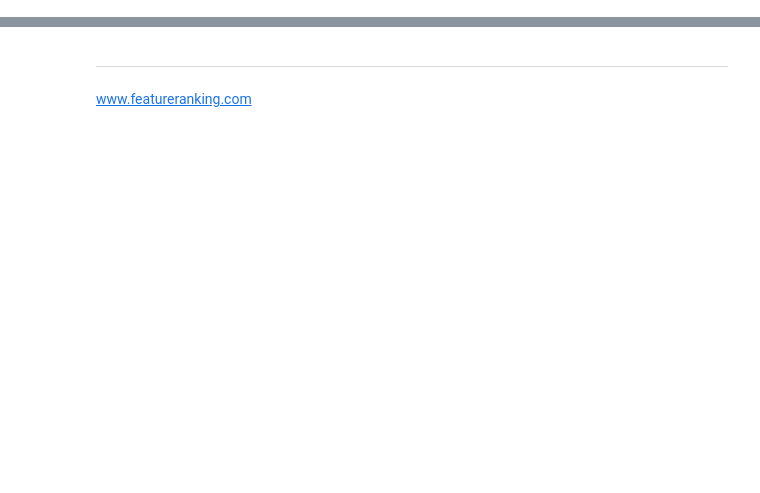
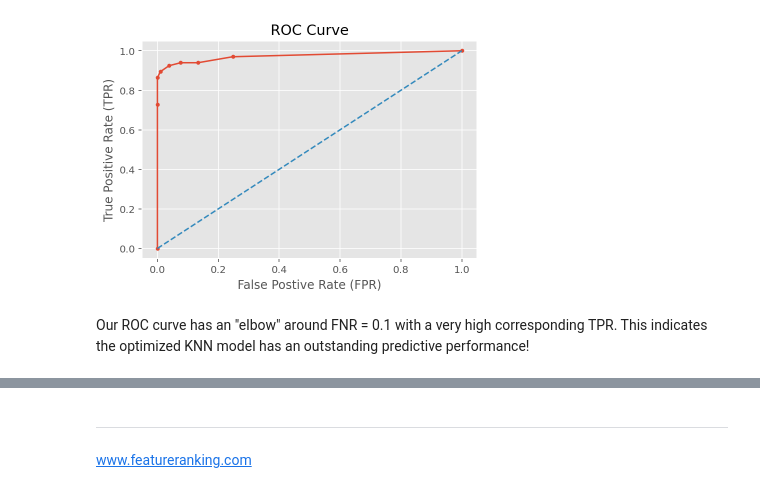
Before and after one commit to akmand/machine_learning_tutorials, a Jupyter notebook: SK3.ipynb, the cells around one changed output, grey strips where cells are left out. Saved outputs shown, nothing was run; the diff lists cells and outputs as text; code cells hidden in the pictures; blank space fills up the shorter version.

```diff
--- a/SK3.ipynb
+++ b/SK3.ipynb
@@ -489,0 +284,13 @@ print(gs.best_score_)
+# %%
+perf_metric = 'roc_auc'
+
+gs_KNN = GridSearchCV(estimator=model_KNN,
+                      param_grid=params_KNN,
+                      cv=cv_method,
+                      verbose=1,
+                      scoring=perf_metric,
+                      return_train_score=True)
+
+gs_KNN.fit(D_train, t_train);
+
+metrics.roc_auc_score(t_test, t_pred)
@@ -489,0 +302,3 @@ print(gs.best_score_)
+# %%
+t_prob = gs_KNN.predict_proba(D_test)
+t_prob[0:10]
@@ -489,0 +318,4 @@ print(gs.best_score_)
+# %%
+fpr, tpr, _ = metrics.roc_curve(t_test, t_prob[:, 1])
+roc_auc = metrics.auc(fpr, tpr)
+roc_auc
@@ -489,0 +324,4 @@ print(gs.best_score_)
+# %%
+import pandas as pd
+df = pd.DataFrame({'fpr': fpr, 'tpr': tpr})
+df
@@ -489,0 +339,15 @@ print(gs.best_score_)
+# %%
+import matplotlib.pyplot as plt
+%matplotlib inline
+%config InlineBackend.figure_format = 'retina'
+plt.style.use("ggplot")
+
+ax = df.plot.line(x='fpr', y='tpr', title='ROC Curve', legend=False, marker = '.')
+plt.plot([0, 1], [0, 1], '--')
+ax.set_xlabel("False Postive Rate (FPR)")
+ax.set_ylabel("True Positive Rate (TPR)")
+plt.show();
+# %% [output]
+[figure, added]
+# %% [markdown]
+Our ROC curve has an "elbow" around FNR = 0.1 with a very high corresponding TPR. This indicates the optimized KNN model has an outstanding predictive performance!
```
Also changed, not shown: parts of 156 cells of this notebook, 10 other files.
